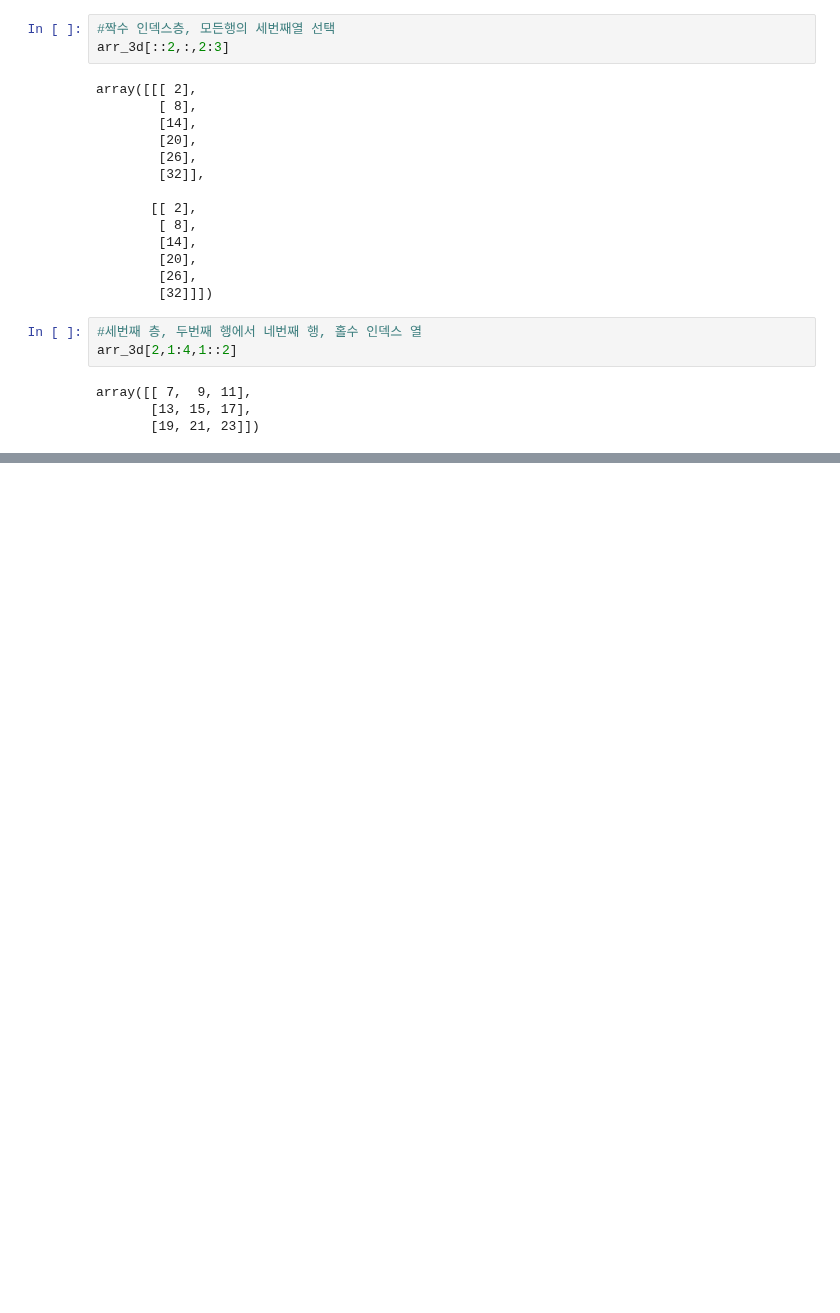
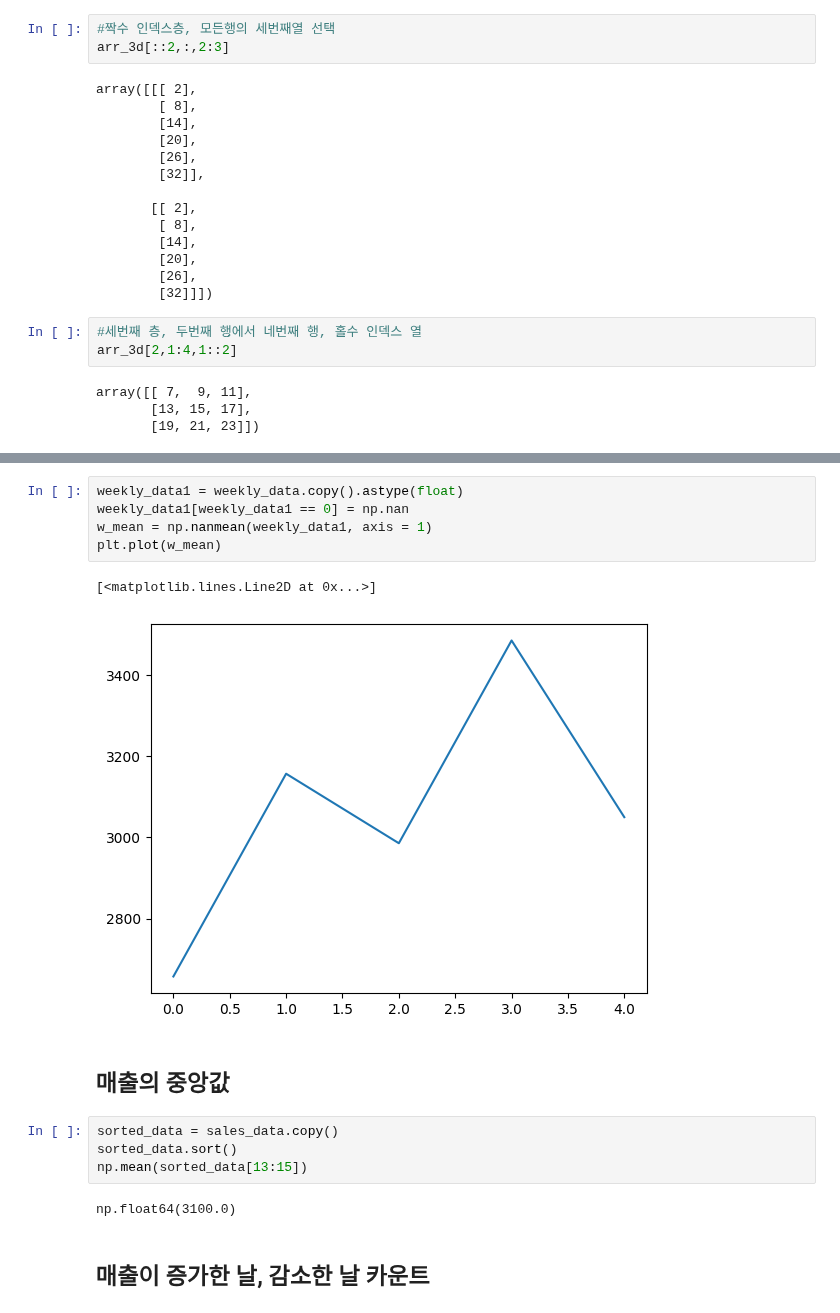
Before and after one commit to Telkem/hipython_rep, a Jupyter notebook: 11_넘파이연습.ipynb, the cells around one changed output, grey strips where cells are left out. Saved outputs shown, nothing was run; the diff lists cells and outputs as text; blank space fills up the shorter version.

```diff
--- a/11_넘파이연습.ipynb
+++ b/11_넘파이연습.ipynb
@@ -630,0 +868,18 @@ array([[ 7,  9, 11],
+# %%
+weekly_data1 = weekly_data.copy().astype(float)
+weekly_data1[weekly_data1 == 0] = np.nan
+w_mean = np.nanmean(weekly_data1, axis = 1)
+plt.plot(w_mean)
+# %% [output]
+[<matplotlib.lines.Line2D at 0x...>]
+[figure, added]
+# %% [markdown]
+## 매출의 중앙값
+# %%
+sorted_data = sales_data.copy()
+sorted_data.sort()
+np.mean(sorted_data[13:15])
+# %% [output]
+np.float64(3100.0)
+# %% [markdown]
+## 매출이 증가한 날, 감소한 날 카운트
```
Also changed, not shown: parts of 49 cells of this notebook, 2 other files.
